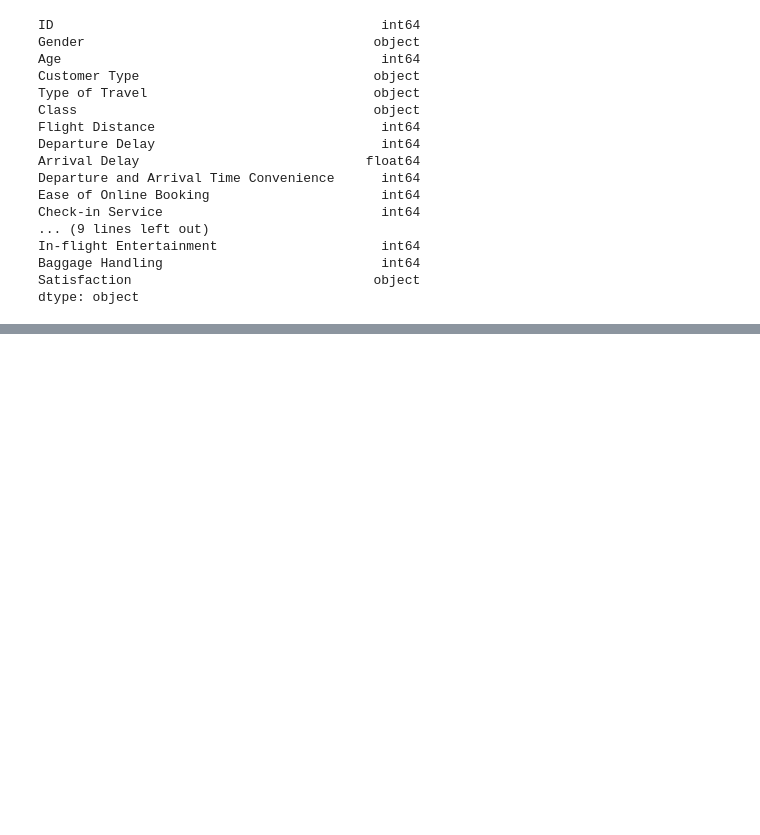
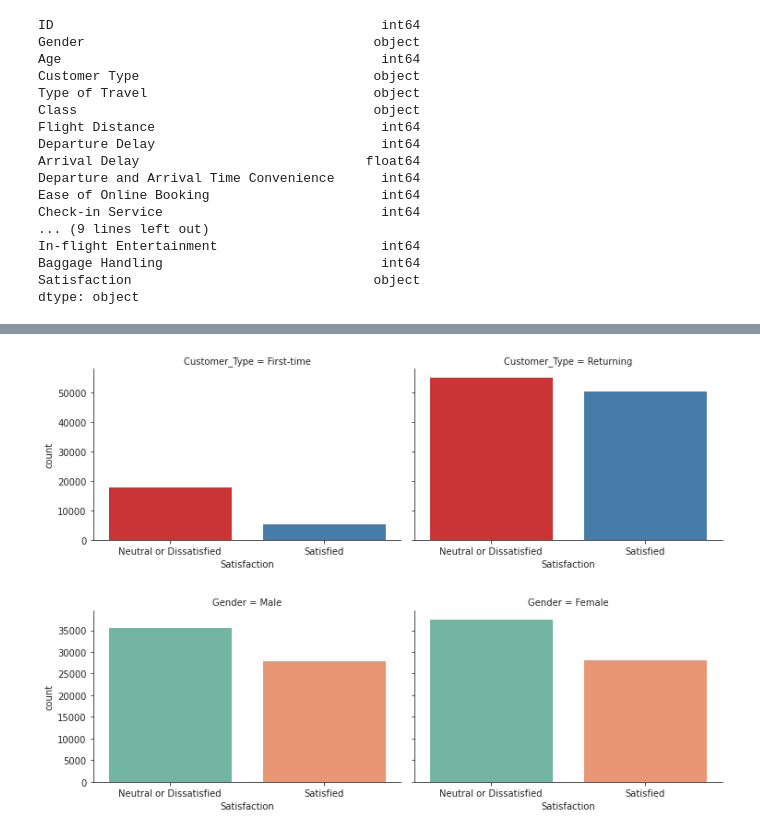
Before and after one commit to ibe-abu-chi/python_EDA, a Jupyter notebook: Airline_satisfaction.ipynb, the cells around one changed output, grey strips where cells are left out. Cells and saved outputs as stored; diff of their text form; code cells hidden in the pictures; blank space fills up the shorter version.

```diff
--- a/Airline_satisfaction.ipynb
+++ b/Airline_satisfaction.ipynb
@@ -247,0 +187,13 @@ Baggage Handling            0.1965      0.009     22.834      0.000       0.180
+# %%
+df.columns = [c.replace(' ', '_') for c in df.columns]
+# %%
+df['Satisfaction'].replace({'neutral or dissatisfied': 1, 'satisfied': 0},inplace = True)
+# %%
+# Gender and Customer type
+with sns.axes_style(style='ticks'):
+    g = sns.catplot("Satisfaction", col="Customer_Type", col_wrap=2, data=df, kind="count", height=3.5, aspect=1.5, palette = 'Set1')
+
+    g = sns.catplot("Satisfaction", col="Gender", col_wrap=2, data=df, kind="count", height=3.5, aspect=1.5, palette= 'Set2')
+# %% [output]
+[figure, added]
+[figure, added]
```
Also changed, not shown: parts of 45 cells of this notebook.
